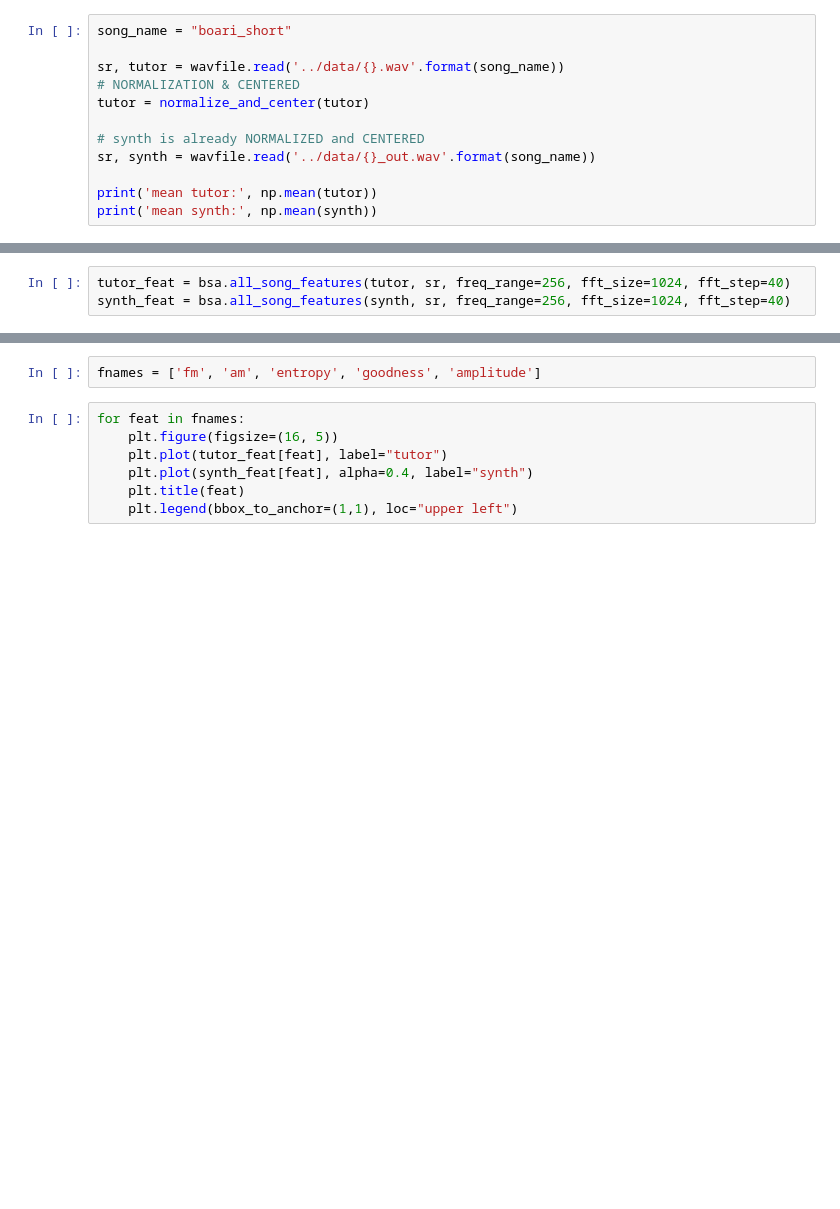
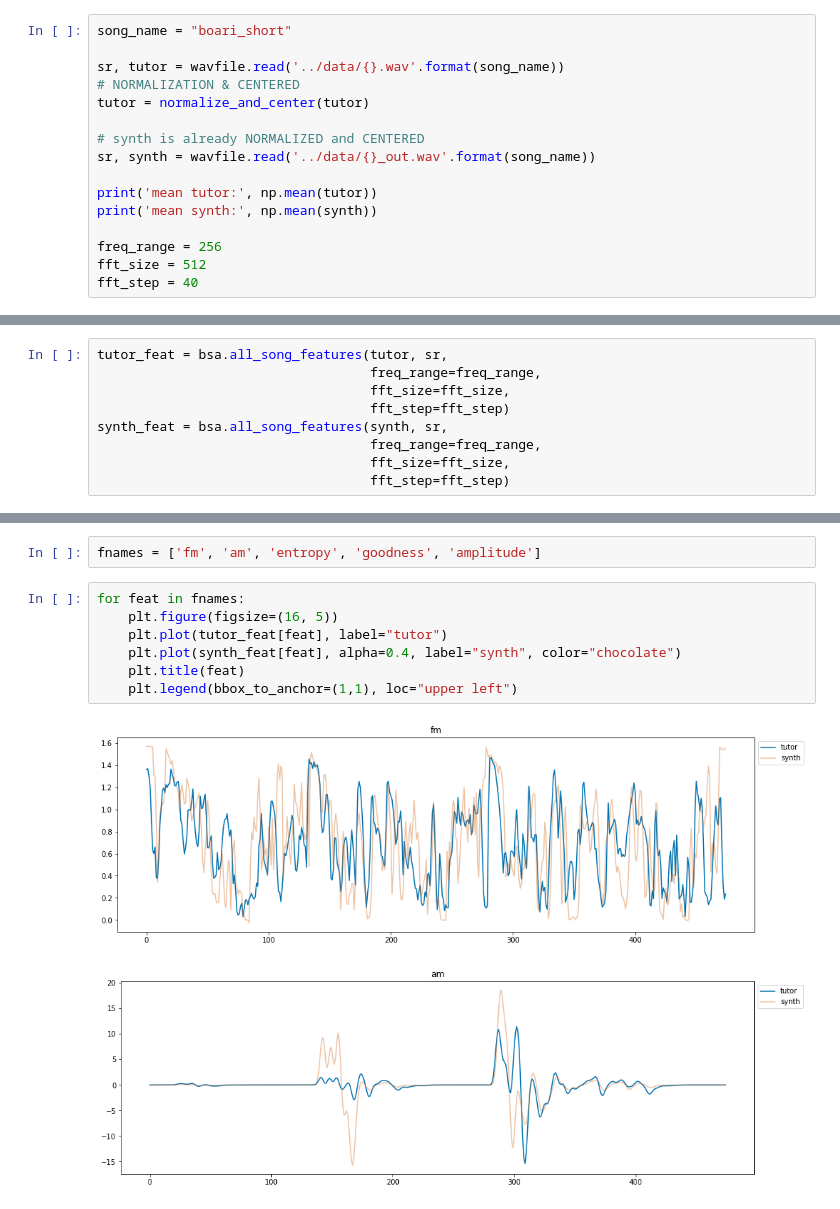
Before and after one commit to gnouveau/birdsonglearningmodel, a Jupyter notebook: analysis/cmp_normalized_and_centered_tutor_and_synth_song.ipynb, the cells around one changed output, grey strips where cells are left out. Saved outputs shown, nothing was run; the diff lists cells and outputs as text; blank space fills up the shorter version.

```diff
--- a/analysis/cmp_normalized_and_centered_tutor_and_synth_song.ipynb
+++ b/analysis/cmp_normalized_and_centered_tutor_and_synth_song.ipynb
@@ -39,6 +39,10 @@ sr, synth = wavfile.read('../data/{}_out.wav'.format(song_name))
 
 print('mean tutor:', np.mean(tutor))
 print('mean synth:', np.mean(synth))
+
+freq_range = 256
+fft_size = 512
+fft_step = 40
 # %% [output]
 mean tutor: -1.5356508650279592e-18
 mean synth: -1.57652370173973e-17
@@ -81,8 +85,14 @@ plt.show(fig)
 # %% [markdown]
 # Features dict
 # %%
-tutor_feat = bsa.all_song_features(tutor, sr, freq_range=256, fft_size=1024, fft_step=40)
-synth_feat = bsa.all_song_features(synth, sr, freq_range=256, fft_size=1024, fft_step=40)
+tutor_feat = bsa.all_song_features(tutor, sr,
+                                   freq_range=freq_range,
+                                   fft_size=fft_size,
+                                   fft_step=fft_step)
+synth_feat = bsa.all_song_features(synth, sr,
+                                   freq_range=freq_range,
+                                   fft_size=fft_size,
+                                   fft_step=fft_step)
 # %% [markdown]
 # Plots of features evolution during the song
 # %%
@@ -90,7 +100,10 @@ fnames = ['fm', 'am', 'entropy', 'goodness', 'amplitude']
 # %%
 for feat in fnames:
     plt.figure(figsize=(16, 5))
     plt.plot(tutor_feat[feat], label="tutor")
-    plt.plot(synth_feat[feat], alpha=0.4, label="synth")
+    plt.plot(synth_feat[feat], alpha=0.4, label="synth", color="chocolate")
     plt.title(feat)
     plt.legend(bbox_to_anchor=(1,1), loc="upper left")
+# %% [output]
+[figure, added]
+[figure, added]
```
Also changed, not shown: parts of 2 cells of this notebook, 8 other files.
